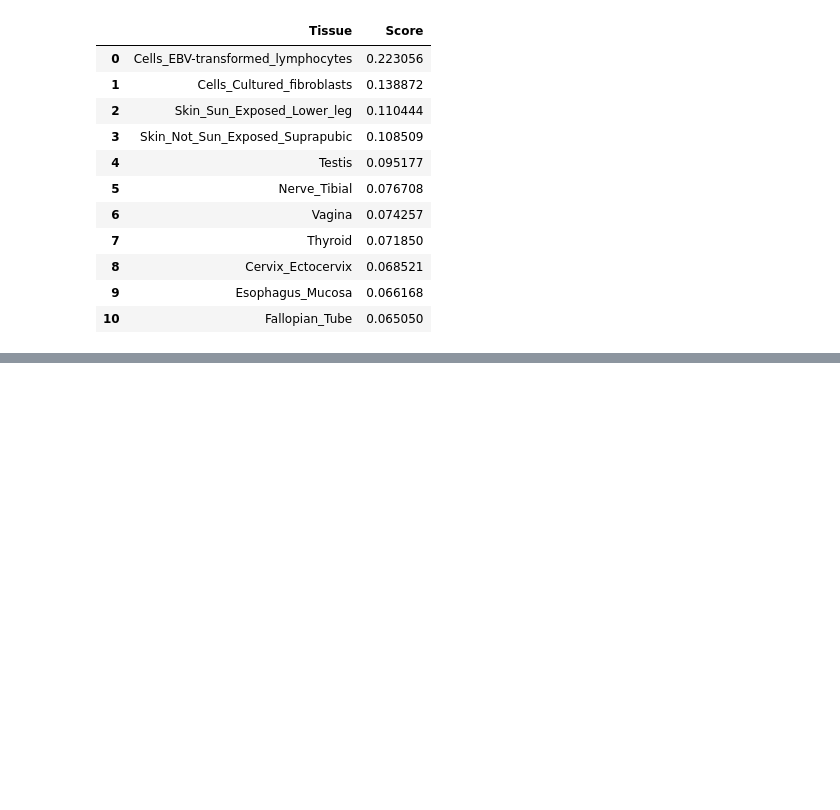
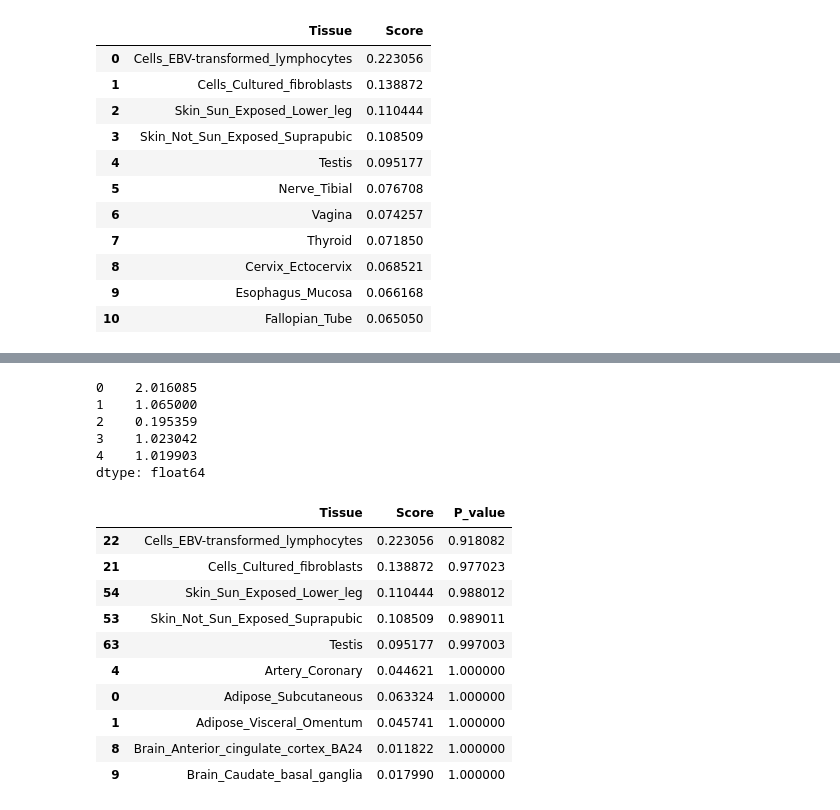
Before and after one commit to ElMehdi02/GTEx-gene-expression-research, a Jupyter notebook: notebook/data_exploration1.ipynb, the cells around one changed output, grey strips where cells are left out. Drawn from its saved outputs; the diff is of its cells as text; code cells hidden in the pictures; blank space fills up the shorter version.

```diff
--- a/notebook/data_exploration1.ipynb
+++ b/notebook/data_exploration1.ipynb
@@ -361,0 +380,6 @@ tissue_score_table.head(11)
+# %%
+# number of random tests
+n_random = 1000
+
+# store the random tissue scores
+random_scores = []
@@ -361,0 +400,4 @@ tissue_score_table.head(11)
+# %%
+random_scores_table = pd.DataFrame(random_scores)
+
+random_scores_table.head()
@@ -361,0 +412,25 @@ tissue_score_table.head(11)
+# %%
+# get the highest tissue score from each random gene set
+random_top_scores = random_scores_table.max(axis=1)
+
+random_top_scores.head()
+# %% [output]
+0    2.016085
+1    1.065000
+2    0.195359
+3    1.023042
+4    1.019903
+dtype: float64
+# %%
+# calculate a p-value for each real tissue score
+p_values = []
+
+for tissue in tissue_cols:
+
+    real_score = tissue_scores[tissue]
+
+    p_value = (
+        (random_top_scores >= real_score).sum() + 1
+    ) / (n_random + 1)
+
+    p_values.append(p_value)
@@ -361,0 +439,25 @@ tissue_score_table.head(11)
+# %%
+# create a table with the tissue scores and p-values
+p_value_table = pd.DataFrame({
+    "Tissue": tissue_cols,
+    "Score": [tissue_scores[tissue] for tissue in tissue_cols],
+    "P_value": p_values
+})
+
+p_value_table = p_value_table.sort_values(
+    "P_value"
+)
+
+p_value_table.head(10)
+# %% [output]
+|  | Tissue | Score | P_value |
+| 22 | Cells_EBV-transformed_lymphocytes | 0.223056 | 0.918082 |
+| 21 | Cells_Cultured_fibroblasts | 0.138872 | 0.977023 |
+| 54 | Skin_Sun_Exposed_Lower_leg | 0.110444 | 0.988012 |
+| 53 | Skin_Not_Sun_Exposed_Suprapubic | 0.108509 | 0.989011 |
+| 63 | Testis | 0.095177 | 0.997003 |
+| 4 | Artery_Coronary | 0.044621 | 1.000000 |
+| 0 | Adipose_Subcutaneous | 0.063324 | 1.000000 |
+| 1 | Adipose_Visceral_Omentum | 0.045741 | 1.000000 |
+| 8 | Brain_Anterior_cingulate_cortex_BA24 | 0.011822 | 1.000000 |
+| 9 | Brain_Caudate_basal_ganglia | 0.017990 | 1.000000 |
```
Also changed, not shown: parts of 8 cells of this notebook.
